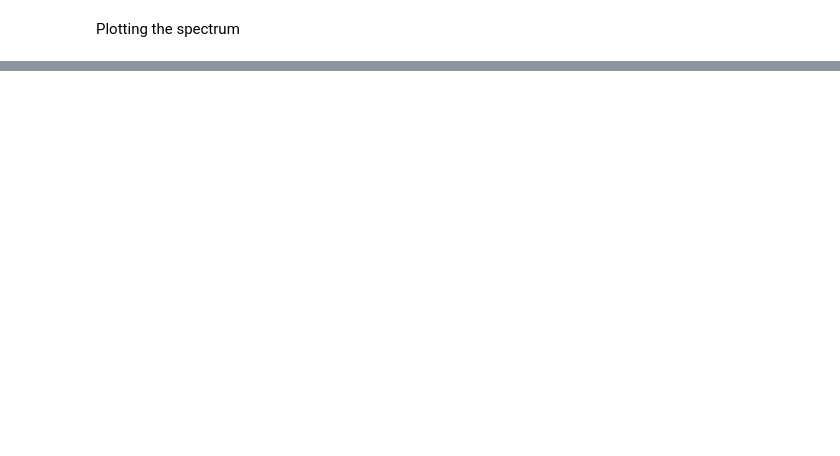
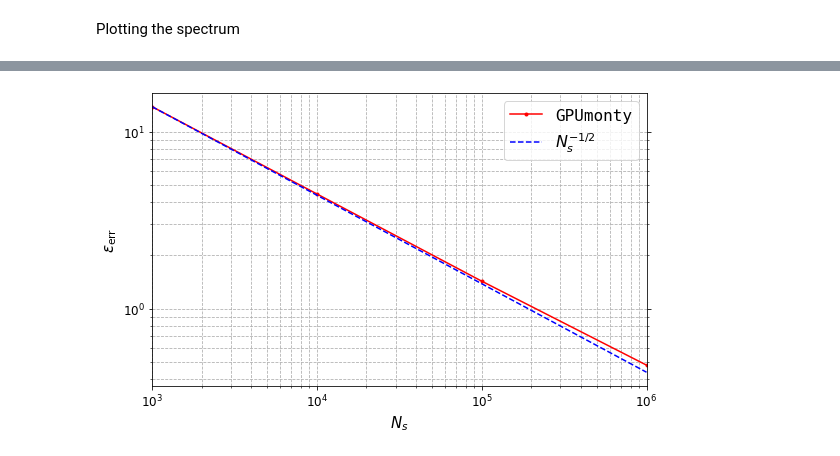
Before and after one commit to black-hole-group/gpumonty, a Jupyter notebook: python/sphere_example.ipynb, the cells around one changed output, grey strips where cells are left out. Drawn from its saved outputs; the diff is of its cells as text; code cells hidden in the pictures; blank space fills up the shorter version.

```diff
--- a/python/sphere_example.ipynb
+++ b/python/sphere_example.ipynb
@@ -317,0 +342,68 @@ plt.show()
+# %%
+import numpy as np
+import matplotlib.pyplot as plt
+
+fig, ax3 = plt.subplots(figsize=(8, 5))
+R = 1.0
+Rin = 0.01
+dv = 4/3 * np.pi * (R**3 - Rin**3)
+
+xdata = [1e3, 1e4, 1e5, 1e6]
+epsilon = np.zeros(len(xdata))
+y_simdata_arr = np.zeros((4, 20000))
+
+# Index cutoff for the error calculation at nu = 1e15
+nuindexend = 19900
+nuindexstart = 150
+
+for i, Ns in enumerate(xdata):
+    print(Ns)
+    exponent = int(np.log10(Ns))
+
+    filepath = f'../output/bremss_sphere_1e{exponent}.h5'
+
+    nu, nuLnu, tauabs, domega_array = grmonty(filepath)
+    print(nuLnu.shape)
+    print(domega_array.shape)
+    jnu_values = int_jnu_bremss(1e13, 100, np.float128(nu)) #+ int_jnu(1e13, 100,1,np.float128(nu))
+    y_analyticdata = jnu_values * nu * dv
+    y_simdata_arr[i] = (nuLnu * domega_array[:, None] / (4 * np.pi)).sum(0)
+    # 1. Create a mask to only look at bins where the simulation actually placed photons
+    mask = y_simdata_arr[i, :nuindex] > 0
+
+    # 2. Calculate the term ONLY for those valid bins
+    # (I removed the * 0.01 here assuming you want standard fractional error,
+    # but you can put it back if you specifically need it scaled down!)
+    term = np.abs(y_simdata_arr[i, :nuindex][mask] - y_analyticdata[:nuindex][mask]) / y_analyticdata[:nuindex][mask]
+
+    # 3. Sum the valid terms
+    epsilon[i] = (1 / np.log(nu[nuindex] / 1e8)) * term.sum()
+    print(epsilon[i])
+
+
+ax3.plot(xdata, epsilon, linestyle='-', marker='o', color='r', markersize=3, label='GPUmonty')
+
+x_ref = np.logspace(3, 6, 100)
+ax3.plot(x_ref, epsilon[0] * np.sqrt(x_ref[0])/np.sqrt(x_ref), label=r'$N_s^{-1/2}$', linestyle='--', color='blue')
+
+ax3.set_xlabel(r'$N_s$', fontsize=15)
+ax3.set_ylabel(r'$\epsilon_{\rm err}$', fontsize=15)
+
+ax3.set_xscale('log')
+ax3.set_yscale('log')
+
+ax3.set_xlim(1e3, 1e6)
+#ax3.set_ylim(1e-4, 2)
+
+ax3.grid(True, which="both", ls="--")
+ax3.tick_params(axis='both', which='major', labelsize=12)
+ax3.yaxis.set_ticks_position('both')
+
+leg = ax3.legend(fontsize = 16)
+for text in leg.get_texts():
+    if text.get_text() == 'GPUmonty':
+        text.set_fontfamily('monospace')
+
+plt.tight_layout()
+plt.show()
+# %% [output]
@@ -317,0 +426 @@ plt.show()
+[figure, added]
```
Also changed, not shown: parts of 6 cells of this notebook, 4 other files.
